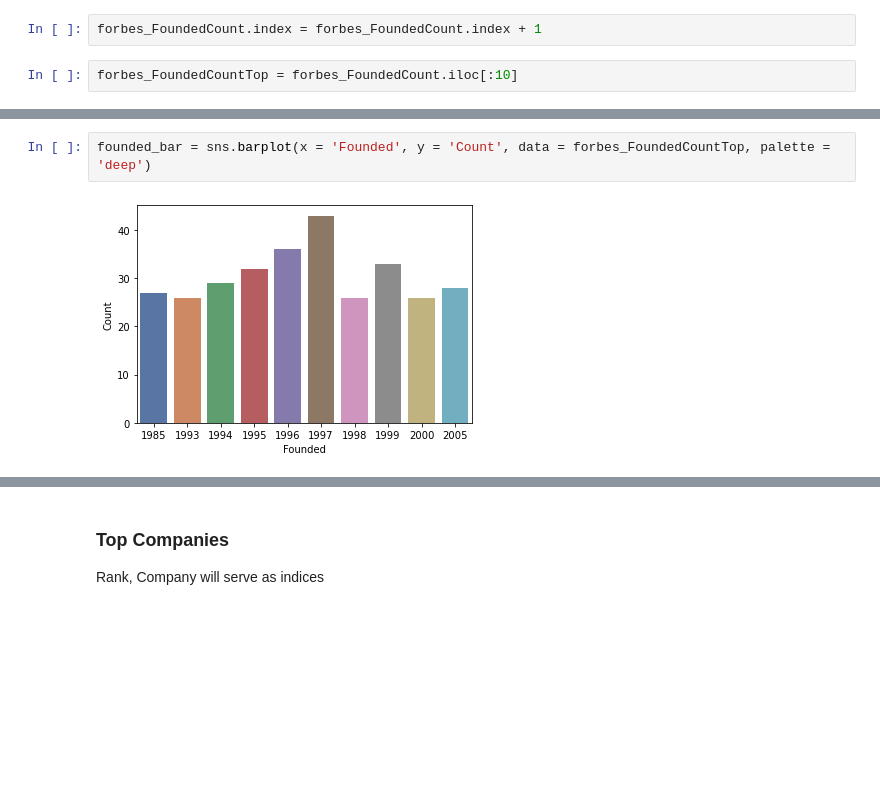
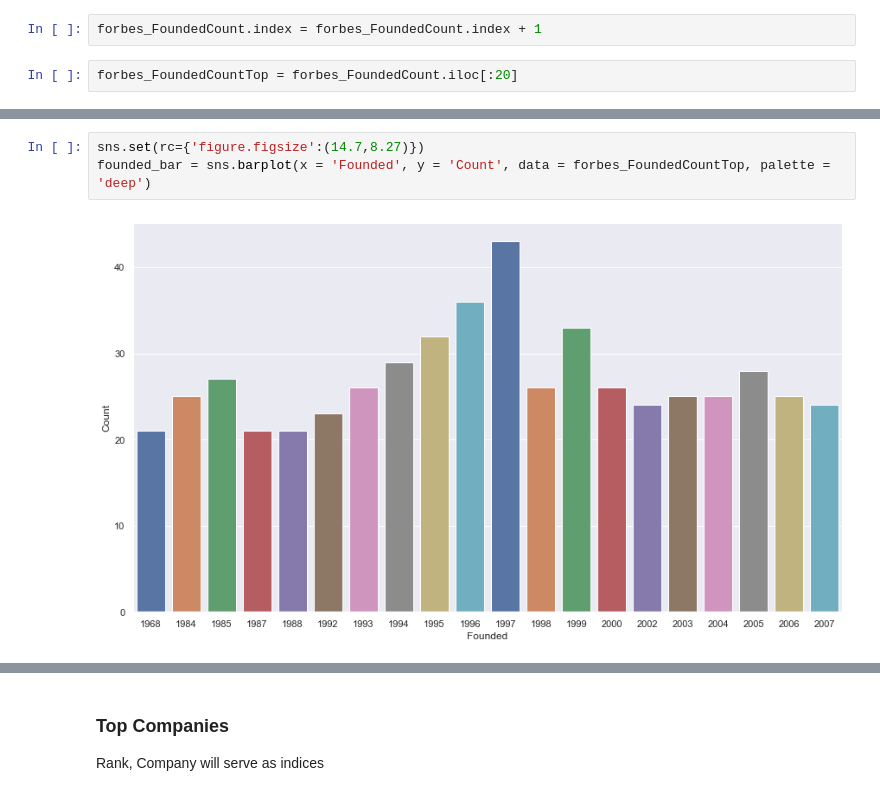
Before and after one commit to valfera/Forbes2000, a Jupyter notebook: Forbes2000Analysis.ipynb, the cells around one changed output, grey strips where cells are left out. Cells and saved outputs as stored; diff of their text form; blank space fills up the shorter version.

```diff
--- a/Forbes2000Analysis.ipynb
+++ b/Forbes2000Analysis.ipynb
@@ -228,7 +219,7 @@ forbes_FoundedCount = forbes_FoundedCount.drop('index', axis = 1)
 # %%
 forbes_FoundedCount.index = forbes_FoundedCount.index + 1
 # %%
-forbes_FoundedCountTop = forbes_FoundedCount.iloc[:10]
+forbes_FoundedCountTop = forbes_FoundedCount.iloc[:20]
 # %%
 forbes_FoundedCountTop
 # %% [output]
@@ -246,4 +243,5 @@ forbes_FoundedCountTop
 # %%
+sns.set(rc={'figure.figsize':(14.7,8.27)})
 founded_bar = sns.barplot(x = 'Founded', y = 'Count', data = forbes_FoundedCountTop, palette = 'deep')
 # %% [output]
-[figure, old version]
+[figure, new version]
```
Also changed, not shown: parts of 54 cells of this notebook.
